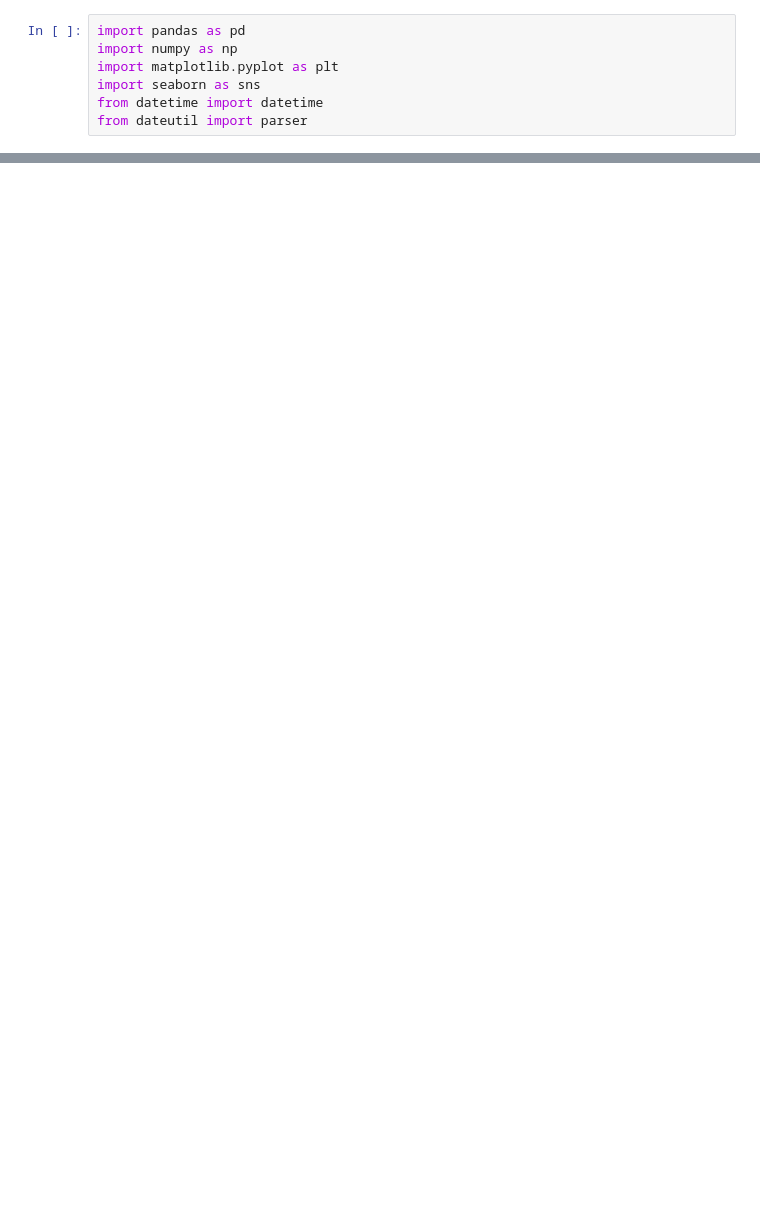
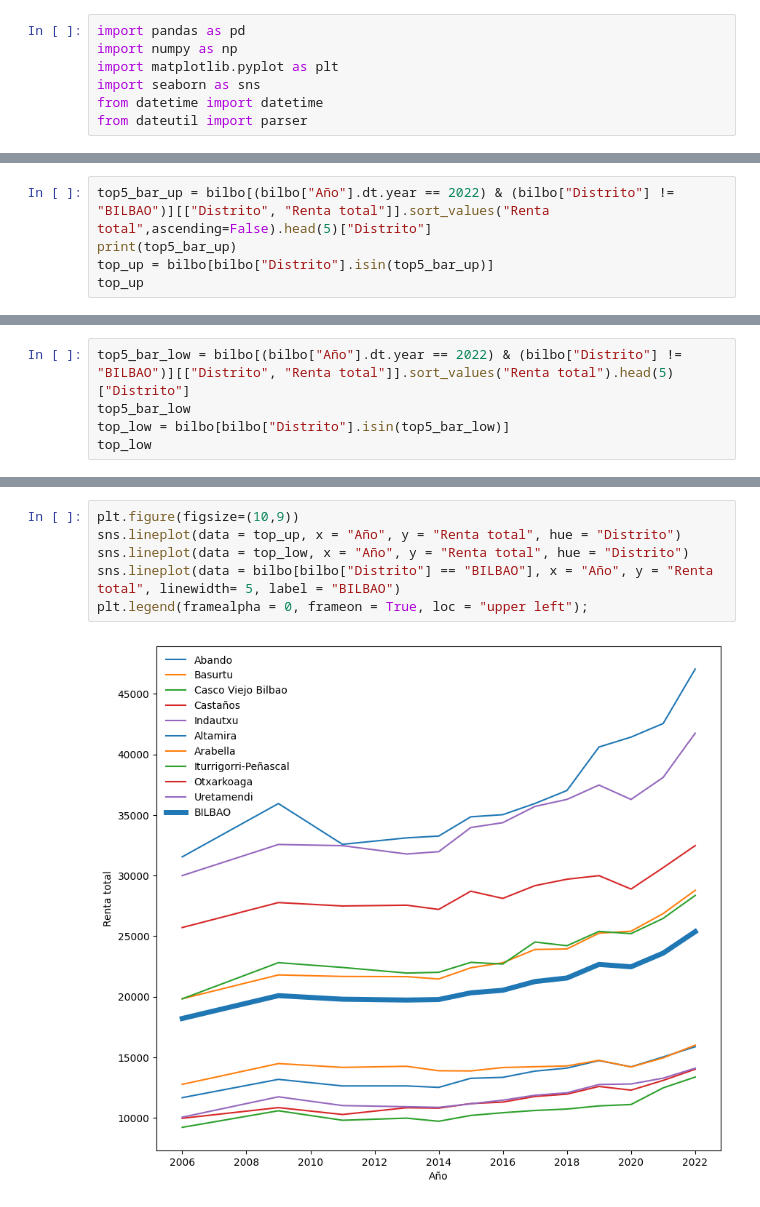
Before and after one commit to PacoFletcher/EDA, a Jupyter notebook: Barrios.ipynb, the cells around one changed output, grey strips where cells are left out. Cells and saved outputs as stored; diff of their text form; blank space fills up the shorter version.

```diff
--- a/Barrios.ipynb
+++ b/Barrios.ipynb
@@ -45,0 +329,5 @@ ipc
+# %%
+top5_bar_up = bilbo[(bilbo["Año"].dt.year == 2022) & (bilbo["Distrito"] != "BILBAO")][["Distrito", "Renta total"]].sort_values("Renta total",ascending=False).head(5)["Distrito"]
+print(top5_bar_up)
+top_up = bilbo[bilbo["Distrito"].isin(top5_bar_up)]
+top_up
@@ -45,0 +374,5 @@ ipc
+# %%
+top5_bar_low = bilbo[(bilbo["Año"].dt.year == 2022) & (bilbo["Distrito"] != "BILBAO")][["Distrito", "Renta total"]].sort_values("Renta total").head(5)["Distrito"]
+top5_bar_low
+top_low = bilbo[bilbo["Distrito"].isin(top5_bar_low)]
+top_low
@@ -45,0 +408,8 @@ ipc
+# %%
+plt.figure(figsize=(10,9))
+sns.lineplot(data = top_up, x = "Año", y = "Renta total", hue = "Distrito")
+sns.lineplot(data = top_low, x = "Año", y = "Renta total", hue = "Distrito")
+sns.lineplot(data = bilbo[bilbo["Distrito"] == "BILBAO"], x = "Año", y = "Renta total", linewidth= 5, label = "BILBAO")
+plt.legend(framealpha = 0, frameon = True, loc = "upper left");
+# %% [output]
+[figure, added]
```
Also changed, not shown: parts of 34 cells of this notebook, 8 other files.
